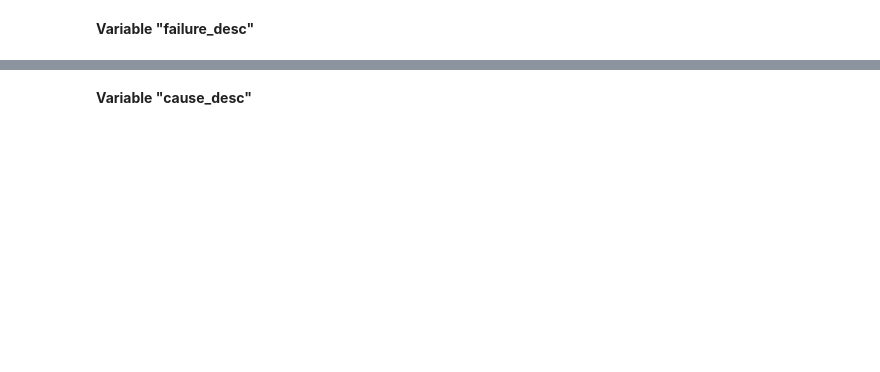
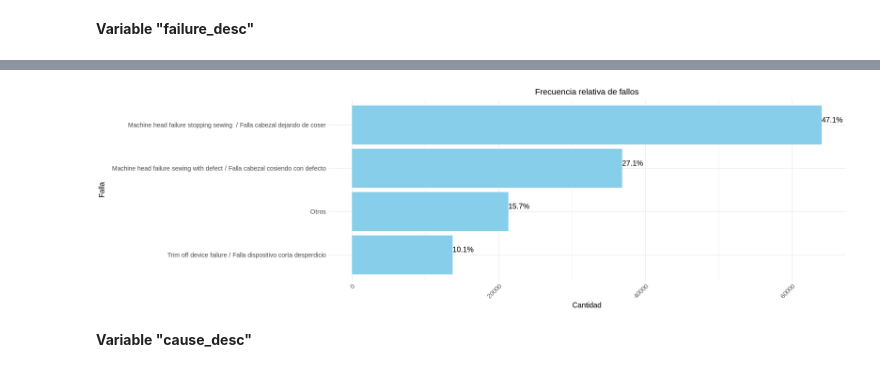
Before and after one commit to cesargar1507/DatasetsUB, a Jupyter notebook: TFM_MOD(RevisadoF).ipynb, the cells around one changed output, grey strips where cells are left out. Saved outputs shown, nothing was run; the diff lists cells and outputs as text; code cells hidden in the pictures; blank space fills up the shorter version.

```diff
--- a/TFM_MOD(RevisadoF).ipynb
+++ b/TFM_MOD(RevisadoF).ipynb
@@ -319,20 +422,26 @@ failure_freq
 # %%
 # Ordenar los datos por frecuencia descendente
 failure_freq <- failure_freq %>%
   arrange(desc(count))
 
-options(repr.plot.width=17, repr.plot.height=6)
+options(repr.plot.width=20, repr.plot.height=6)
 
 ggplot(failure_freq, aes(y = reorder(failure_desc, count), x = count)) +
   geom_bar(stat = "identity", fill = 'skyblue') +
-  geom_text(aes(label = paste0(round(relative_freq * 100, 1), "%")), vjust = -0.5, hjust = 0) +  # Etiquetas de porcentaje acumulado
+  geom_text(aes(label = paste0(round(relative_freq * 100, 1), "%")), vjust = -0.5, hjust = 0, size = 5) +  # Etiquetas de porcentaje acumulado
   labs(title = "Frecuencia relativa de fallos",
-       y = "Problema",
+       y = "Falla",
        x = "Cantidad") +
   theme_minimal() +
-  theme(axis.text.x = element_text(angle = 45, hjust = 1),
-        axis.text.y = element_text(size = 12))
-        #Colocar top 3 con frecuencia relativa
+   theme(
+    axis.text.x = element_text(angle = 45, hjust = 1, size = 12), # Cambia el tamaño del texto del eje x
+    axis.text.y = element_text(size = 12),                         # Cambia el tamaño del texto del eje y
+    axis.title.x = element_text(size = 14),                        # Cambia el tamaño del título del eje x
+    axis.title.y = element_text(size = 14),                        # Cambia el tamaño del título del eje y
+    plot.title = element_text(size = 16, hjust = 0.5)              # Cambia el tamaño del título del gráfico y lo centra
+  )
+# %% [output]
+[figure, added]
 # %% [markdown]
 **Variable "cause_desc"**
 # %%
```
Also changed, not shown: parts of 73 cells of this notebook.
